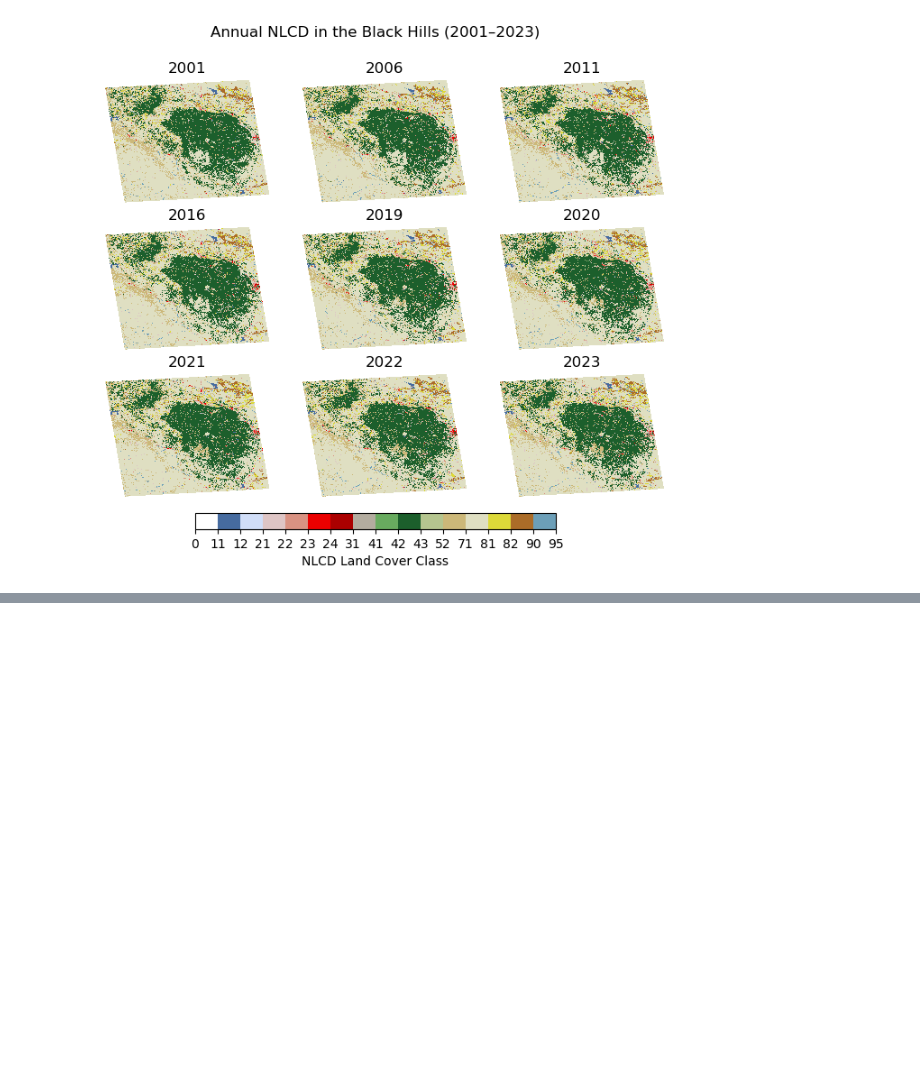
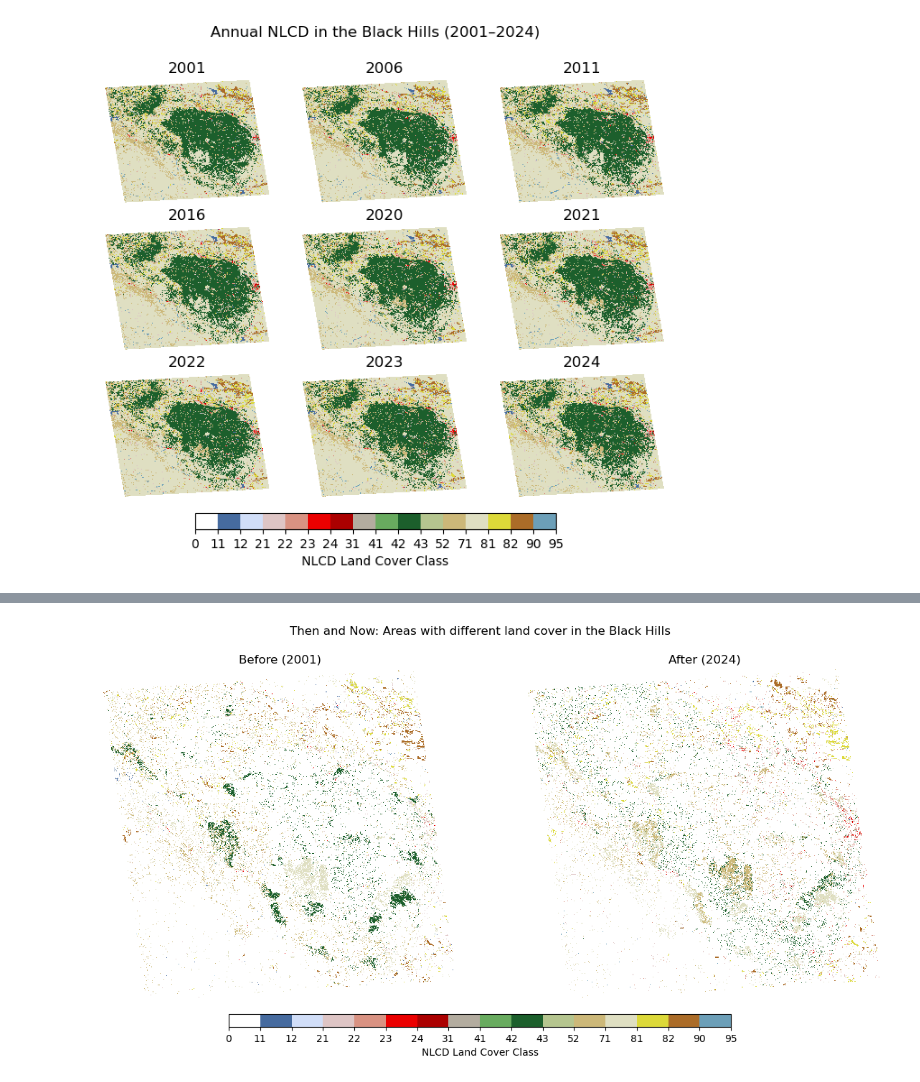
Before and after one commit to CU-ESIIL/Maka-Sitomniya, a Jupyter notebook: datacube/notebooks/NLCD.ipynb, the cells around one changed output, grey strips where cells are left out. Cells and saved outputs as stored; diff of their text form; code cells hidden in the pictures; blank space fills up the shorter version.

Commit message:
fixed NLCD

```diff
--- a/datacube/notebooks/NLCD.ipynb
+++ b/datacube/notebooks/NLCD.ipynb
@@ -169,19 +201,19 @@ import pygeohydro as gh # package to help us plot nlcd
 
 # grid of 3x3 subplots (9 total)
 fig, axs = plt.subplots(3, 3, figsize=(8, 6), sharex=True, sharey=True)
-fig.suptitle('Annual NLCD in the Black Hills (2001–2023)') # main title
+fig.suptitle('Annual NLCD in the Black Hills (2001–2024)') # main title
 
-years =[2001,2006,2011,2016,2019,2020,2021,2022,2023] # titles for each subplot
-datasets = [yr2001,yr2006,yr2011,yr2016,yr2019,yr2020,yr2021,yr2022,yr2023] #rasters for each subplot
+title_names =['2001','2006','2011','2016','2020','2021','2022','2023','2024'] # titles for each subplot
+datasets = [yr2001,yr2006,yr2011,yr2016,yr2020,yr2021,yr2022,yr2023,yr2024] #rasters for each subplot
 
 # USGS color schemes for land cover classes
 cmap, norm, levels = gh.plot.cover_legends()
 
 # loop through each raster and plot each one
-for ax,year,data in zip(axs.flatten(),years, datasets):
+for ax,title,data in zip(axs.flatten(),title_names, datasets):
     ax.axis('off') #turning off x/y labels
     data.plot(ax=ax, cmap=cmap, levels=levels, add_colorbar=False) #plot a raster
-    ax.set_title(str(year))
+    ax.set_title(title)
 
 # add a legend below all subplots
 cbar_ax = fig.add_axes([0.25, 0.05, 0.5, 0.03])  # [left, bottom, width, height] in figure coords
@@ -239,0 +288,30 @@ plt.show()
+# %%
+fig, axs = plt.subplots(1, 2, figsize=(14, 6), sharex=True, sharey=True)
+fig.suptitle('Then and Now: Areas with different land cover in the Black Hills')
+
+# masking each raster where their land cover classes differ
+change_2024 = yr2024.where(yr2001.values != yr2024.values)
+change_2001 = yr2001.where(yr2001.values != yr2024.values)
+
+# putting each raster in a list to plot in a for loop
+diff_datasets = [change_2001,change_2024]
+title_names = ['Before (2001)', 'After (2024)']
+
+for ax,titles,data in zip(axs.flatten(),title_names, diff_datasets):
+    data.plot(ax=ax, cmap=cmap, levels=levels, add_colorbar=False)
+    ax.axis('off')
+    ax.set_title(titles)
+
+# legend below the chart
+cbar_ax = fig.add_axes([0.25, 0.05, 0.5, 0.03])  # [left, bottom, width, height] in figure coords
+fig.colorbar(
+    plt.cm.ScalarMappable(norm=norm, cmap=cmap),
+    cax=cbar_ax,
+    orientation='horizontal',
+    ticks=levels[:-1],
+    label='NLCD Land Cover Class'
+)
+
+plt.show()
+# %% [output]
+[figure, added]
```
Also changed, not shown: parts of 19 cells of this notebook, 1 other file.
